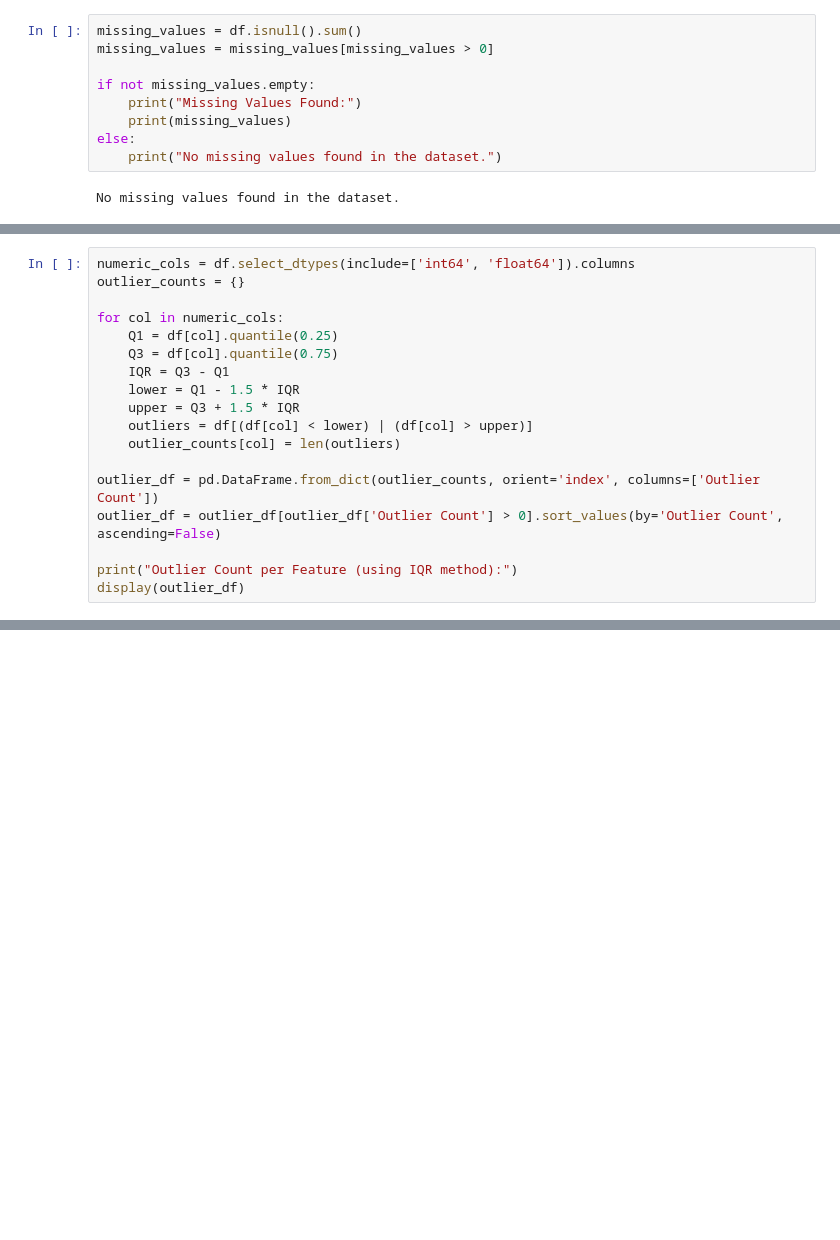
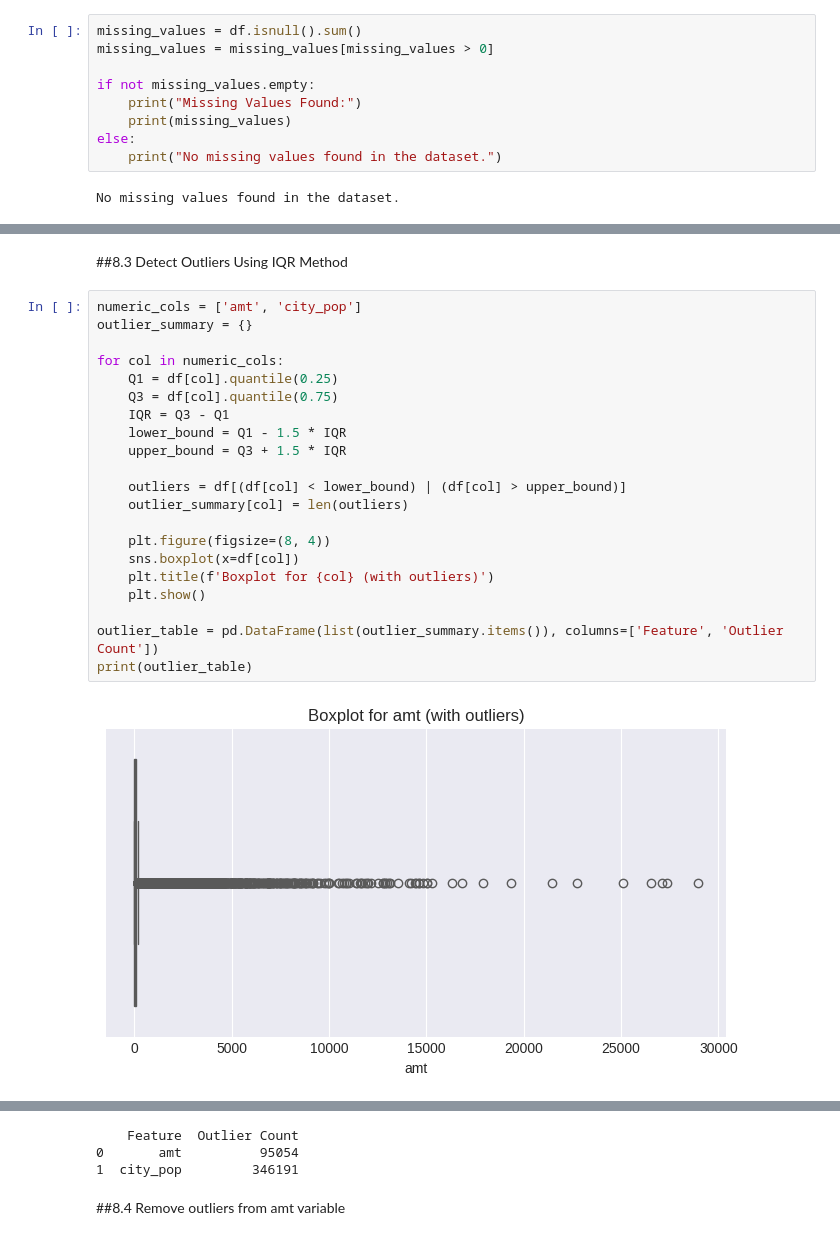
Before and after one commit to usama879/creditcardfraudproject, a Jupyter notebook: CreditCardFraud.ipynb, the cells around one changed output, grey strips where cells are left out. Cells and saved outputs as stored; diff of their text form; blank space fills up the shorter version.

```diff
--- a/CreditCardFraud.ipynb
+++ b/CreditCardFraud.ipynb
@@ -311,18 +398,0 @@ No duplicate records found.
-# %%
-numeric_cols = df.select_dtypes(include=['int64', 'float64']).columns
-outlier_counts = {}
-
-for col in numeric_cols:
-    Q1 = df[col].quantile(0.25)
-    Q3 = df[col].quantile(0.75)
-    IQR = Q3 - Q1
-    lower = Q1 - 1.5 * IQR
-    upper = Q3 + 1.5 * IQR
-    outliers = df[(df[col] < lower) | (df[col] > upper)]
-    outlier_counts[col] = len(outliers)
-
-outlier_df = pd.DataFrame.from_dict(outlier_counts, orient='index', columns=['Outlier Count'])
-outlier_df = outlier_df[outlier_df['Outlier Count'] > 0].sort_values(by='Outlier Count', ascending=False)
-
-print("Outlier Count per Feature (using IQR method):")
-display(outlier_df)
@@ -440,0 +424,25 @@ Transaction Category by Fraud Status
+# %% [markdown]
+##8.3 Detect Outliers Using IQR Method
+# %%
+numeric_cols = ['amt', 'city_pop']
+outlier_summary = {}
+
+for col in numeric_cols:
+    Q1 = df[col].quantile(0.25)
+    Q3 = df[col].quantile(0.75)
+    IQR = Q3 - Q1
+    lower_bound = Q1 - 1.5 * IQR
+    upper_bound = Q3 + 1.5 * IQR
+
+    outliers = df[(df[col] < lower_bound) | (df[col] > upper_bound)]
+    outlier_summary[col] = len(outliers)
+
+    plt.figure(figsize=(8, 4))
+    sns.boxplot(x=df[col])
+    plt.title(f'Boxplot for {col} (with outliers)')
+    plt.show()
+
+outlier_table = pd.DataFrame(list(outlier_summary.items()), columns=['Feature', 'Outlier Count'])
+print(outlier_table)
+# %% [output]
+[figure, added]
@@ -440,0 +450,5 @@ Transaction Category by Fraud Status
+    Feature  Outlier Count
+0       amt          95054
+1  city_pop         346191
+# %% [markdown]
+##8.4 Remove outliers from amt variable
```
Also changed, not shown: parts of 53 cells of this notebook.
